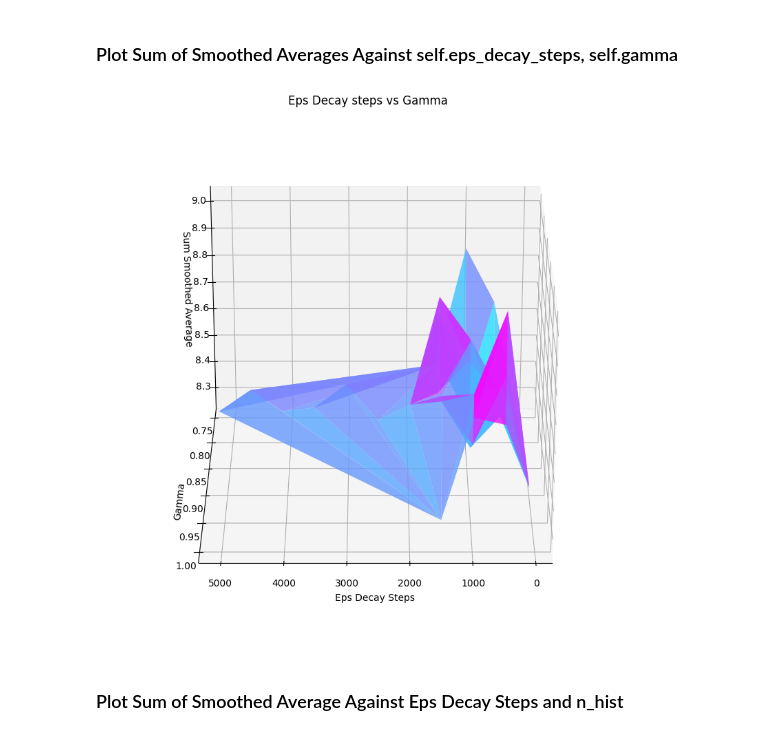
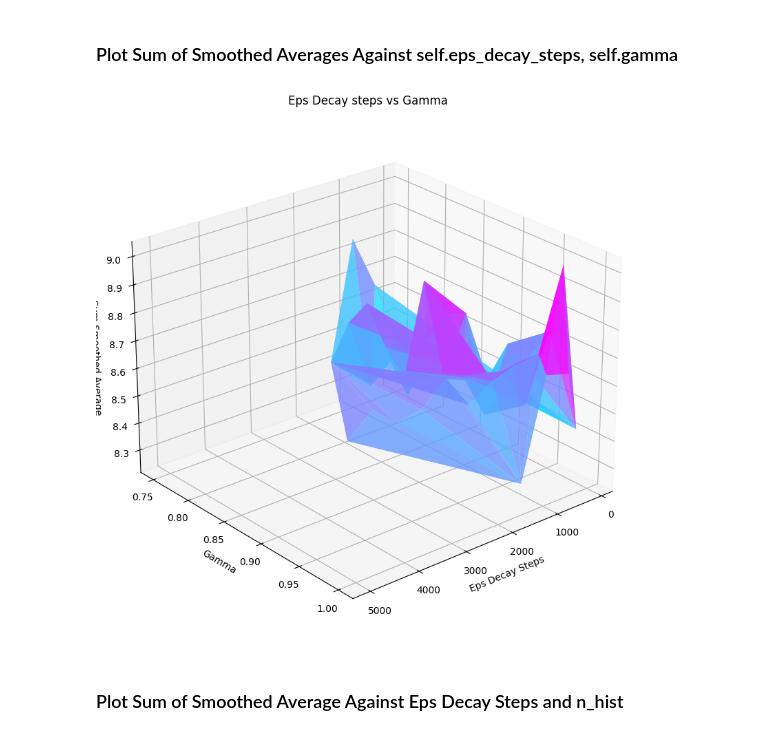
Before and after one commit to amnuxoll/EpSem, a Jupyter notebook: TuningResults/Pytorch_10_2.ipynb, the cells around one changed output. Saved outputs shown, nothing was run; the diff lists cells and outputs as text; code cells hidden in the pictures.

Commit message:
Megan - More graphing

```diff
--- a/TuningResults/Pytorch_10_2.ipynb
+++ b/TuningResults/Pytorch_10_2.ipynb
@@ -75,18 +61,18 @@ results
 # %%
 fig = plt.figure(figsize=(10,10))
 ax = plt.axes(projection='3d')
-ax.view_init(25, 90)
+ax.view_init(25, 50)
 
 ax.plot_trisurf(results['self.eps_decay_steps'], results['self.gamma'], results['log_sum'], cmap='cool', alpha=0.8)
 
 ax.set_title('Eps Decay steps vs Gamma')
 ax.set_xlabel('Eps Decay Steps')
 ax.set_ylabel('Gamma')
 ax.set_zlabel('Sum Smoothed Average')
 
 plt.show()
 # %% [output]
-[figure, old version]
+[figure, new version]
 # %% [markdown]
 ### Plot Sum of Smoothed Average Against Eps Decay Steps and n_hist
 # %%
```
Also changed, not shown: parts of 7 cells of this notebook.
